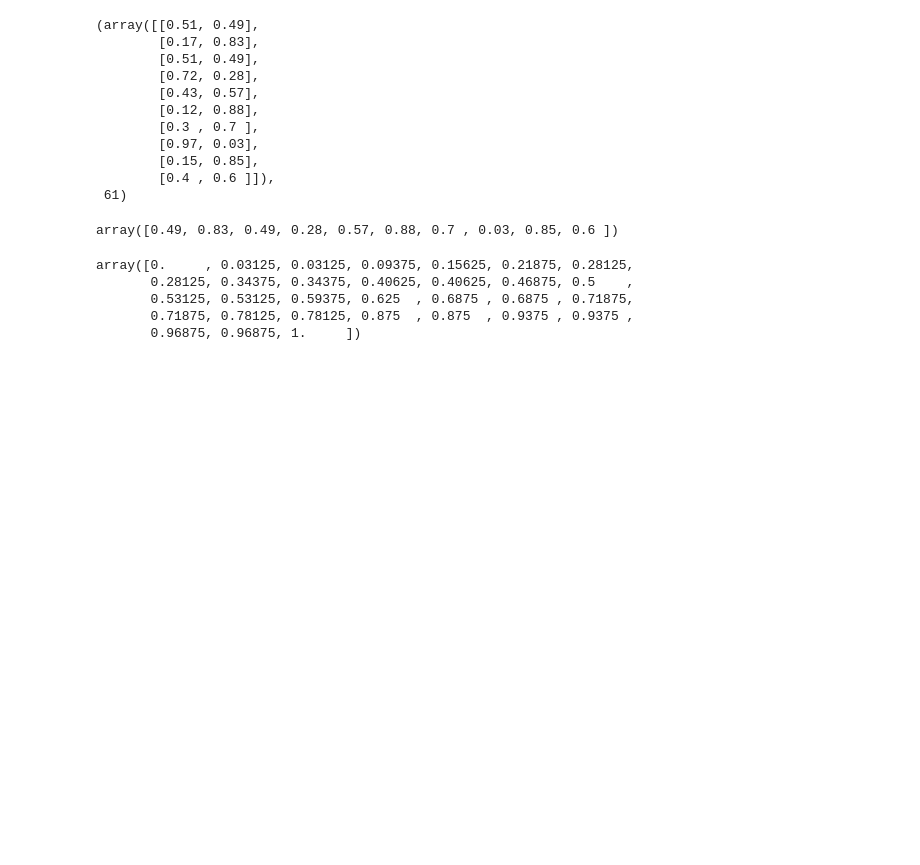
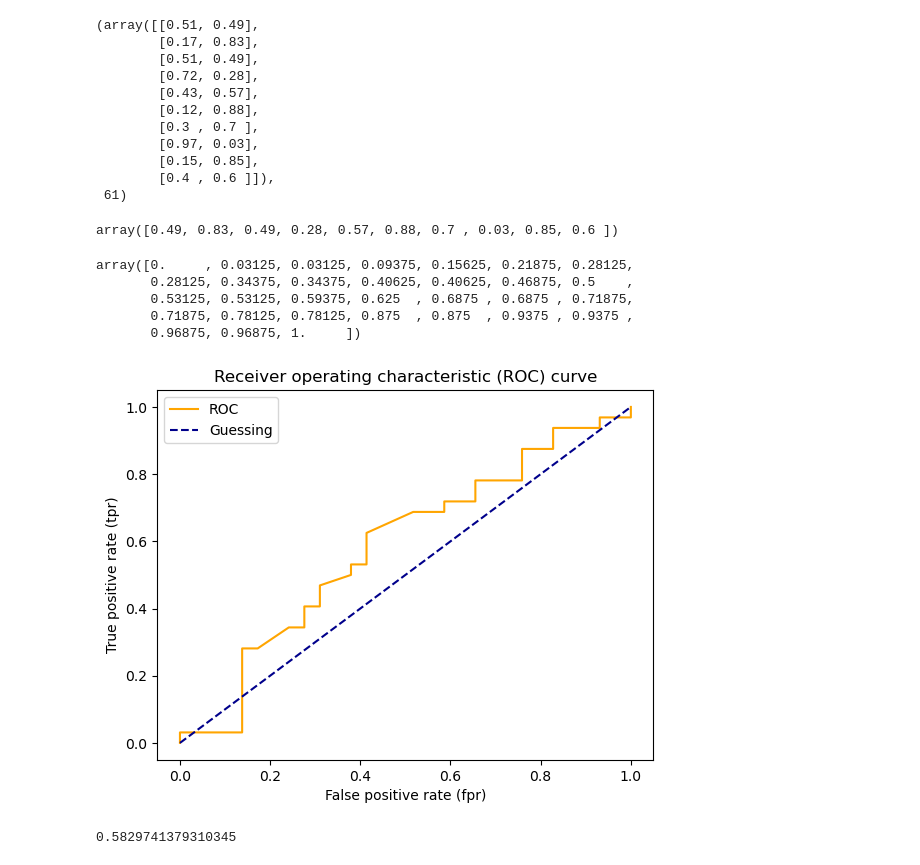
Before and after one commit to ShrishailChincholi/from-zero-to-aiml, a Jupyter notebook: ML/Scikit-learn/introducation-to-scikit-learn.ipynb, the cells around one changed output. Drawn from its saved outputs; the diff is of its cells as text; code cells hidden in the pictures; blank space fills up the shorter version.

Commit message:
creating roc curve

```diff
--- a/ML/Scikit-learn/introducation-to-scikit-learn.ipynb
+++ b/ML/Scikit-learn/introducation-to-scikit-learn.ipynb
@@ -1195,3 +1195,32 @@ array([0.     , 0.03125, 0.03125, 0.09375, 0.15625, 0.21875, 0.28125,
        0.53125, 0.53125, 0.59375, 0.625  , 0.6875 , 0.6875 , 0.71875,
        0.71875, 0.78125, 0.78125, 0.875  , 0.875  , 0.9375 , 0.9375 ,
        0.96875, 0.96875, 1.     ])
+# %%
+# Create a funcation for plotting ROC curves
+import matplotlib.pyplot as plt
+
+def plot_roc_curve(fpr, tpr):
+    """
+    Plots a ROC curve given the false positive rate (fpr)
+    and true positive rate (tpr) of a model.
+    """
+    #Plot roc curve
+    plt.plot(fpr, tpr, color="orange", label="ROC")
+    #Plot line with no predictive power (baseline)
+    plt.plot([0, 1], [0, 1], color="darkblue", linestyle="--", label="Guessing")
+
+    #Customize the plot
+    plt.xlabel("False positive rate (fpr)")
+    plt.ylabel("True positive rate (tpr)")
+    plt.title("Receiver operating characteristic (ROC) curve")
+    plt.legend()
+    plt.show()
+
+plot_roc_curve(fpr, tpr)
+# %% [output]
+[figure, added]
+# %%
+from sklearn.metrics import roc_auc_score
+roc_auc_score(y_test, y_probs_positive)
+# %% [output]
+0.5829741379310345
```
Also changed, not shown: parts of 11 cells of this notebook.
